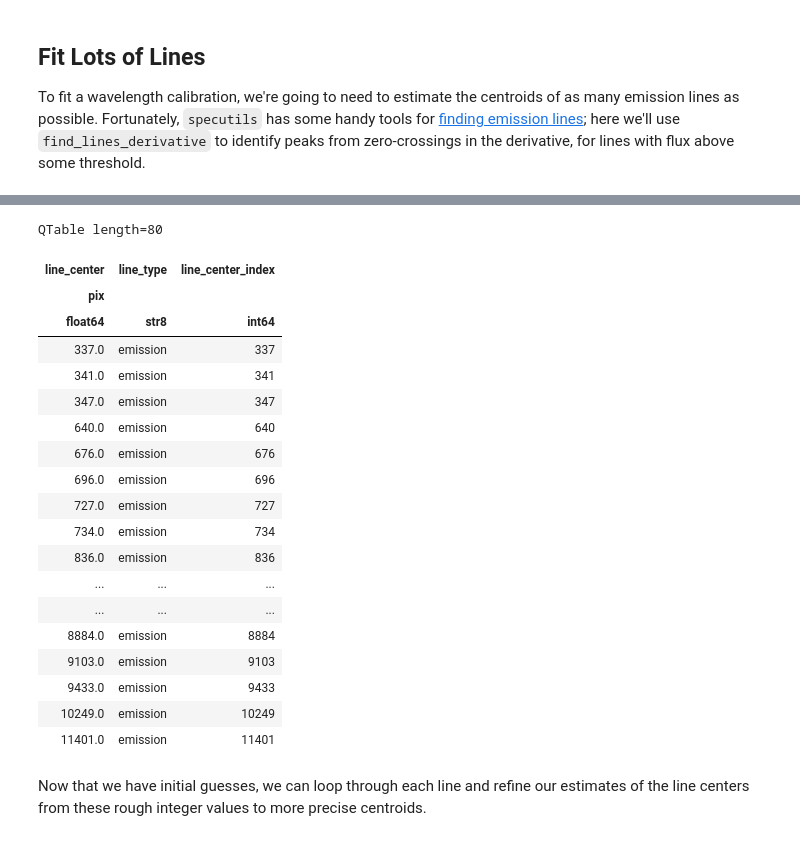
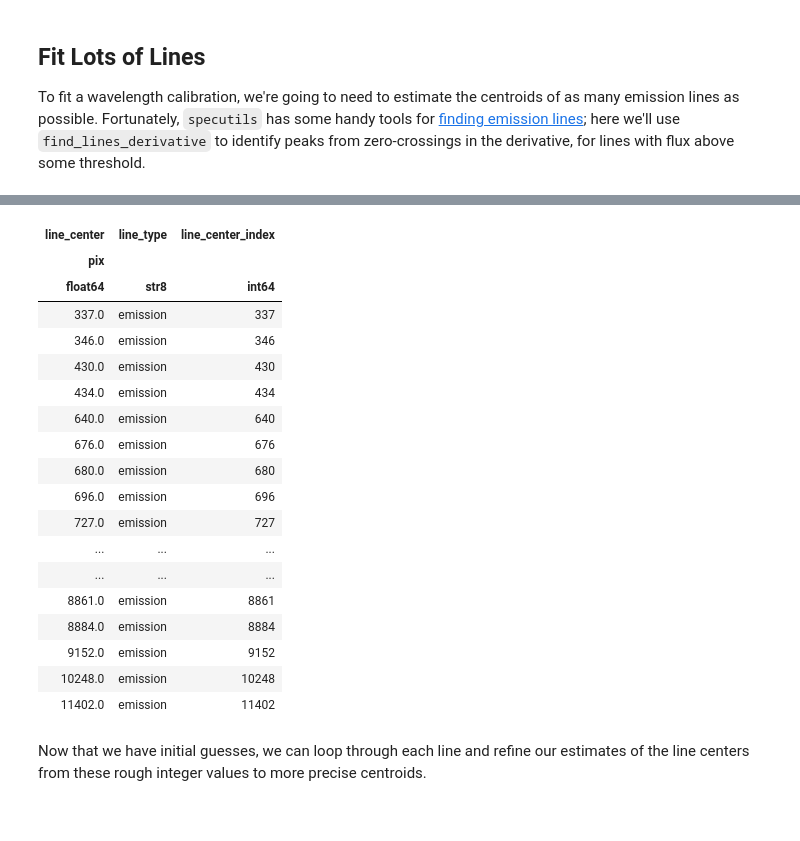
Before and after one commit to zkbt/astr3520-handbook, a Jupyter notebook: wavelength.ipynb, the cells around one changed output, grey strips where cells are left out. Saved outputs shown, nothing was run; the diff lists cells and outputs as text; code cells hidden in the pictures.

```diff
--- a/wavelength.ipynb
+++ b/wavelength.ipynb
@@ -17,7 +57,7 @@ quantity_support();
 
 Let's load an example 1D spectrum from the SBO spectrograph into a data table. This spectrum was produced by averaging together a few rows from the center of a 2D spectrograph image. As we read it here, `astropy` units are attached to each column.
 # %%
-uncalibrated = QTable.read('sbo-example-HeNeAr.ecsv', format='ascii.ecsv')
+uncalibrated = QTable.read('data/sbo/extracted-HeNeAr-pixels.ecsv', format='ascii.ecsv')
 uncalibrated
 # %% [output]
 QTable length=11656
@@ -364,6 +134,6 @@ To fit a wavelength calibration, we're going to need to estimate the centroids o
 from specutils.fitting import find_lines_derivative
 
 # generate intital guesses for the positions of many lines
-lots_of_lines = find_lines_derivative(spectrum, flux_threshold=10*u.photon/u.s/u.pixel)
+lots_of_lines = find_lines_derivative(spectrum, flux_threshold=50*u.photon/u.s/u.pixel)
 lots_of_lines
 # %% [output]
@@ -373,23 +141,22 @@ If you want to suppress this warning either type 'specutils.conf.do_continuum_fu
-QTable length=80
 | line_center | line_type | line_center_index |
 | pix |  |  |
 | float64 | str8 | int64 |
 | 337.0 | emission | 337 |
-| 341.0 | emission | 341 |
-| 347.0 | emission | 347 |
+| 346.0 | emission | 346 |
+| 430.0 | emission | 430 |
+| 434.0 | emission | 434 |
 | 640.0 | emission | 640 |
 | 676.0 | emission | 676 |
+| 680.0 | emission | 680 |
 | 696.0 | emission | 696 |
 | 727.0 | emission | 727 |
-| 734.0 | emission | 734 |
-| 836.0 | emission | 836 |
 | ... | ... | ... |
 | ... | ... | ... |
+| 8861.0 | emission | 8861 |
 | 8884.0 | emission | 8884 |
-| 9103.0 | emission | 9103 |
-| 9433.0 | emission | 9433 |
-| 10249.0 | emission | 10249 |
-| 11401.0 | emission | 11401 |
+| 9152.0 | emission | 9152 |
+| 10248.0 | emission | 10248 |
+| 11402.0 | emission | 11402 |
 # %% [markdown]
 Now that we have initial guesses, we can loop through each line and refine our estimates of the line centers from these rough integer values to more precise centroids.
 # %%
```
Also changed, not shown: parts of 48 cells of this notebook, 17 other files.
